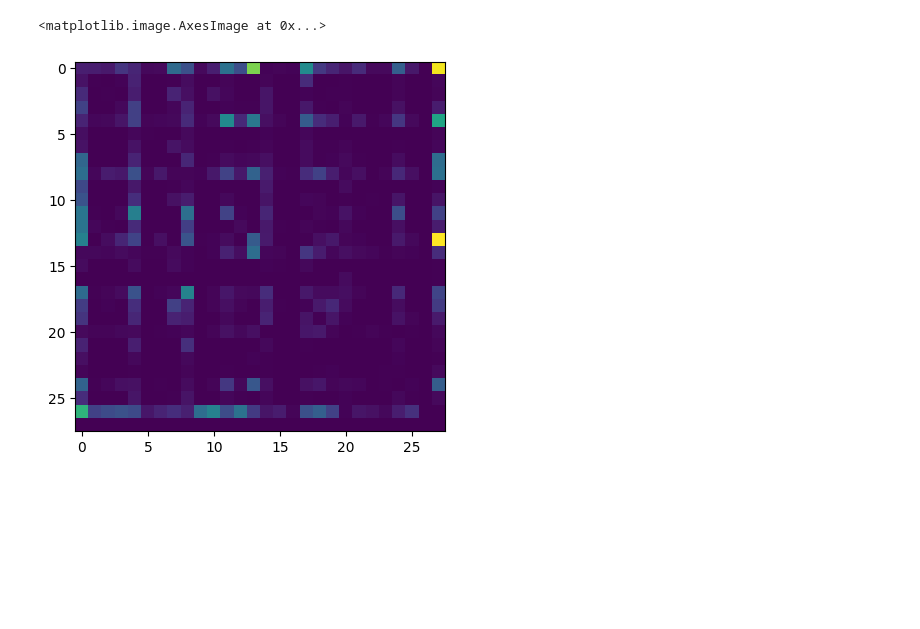
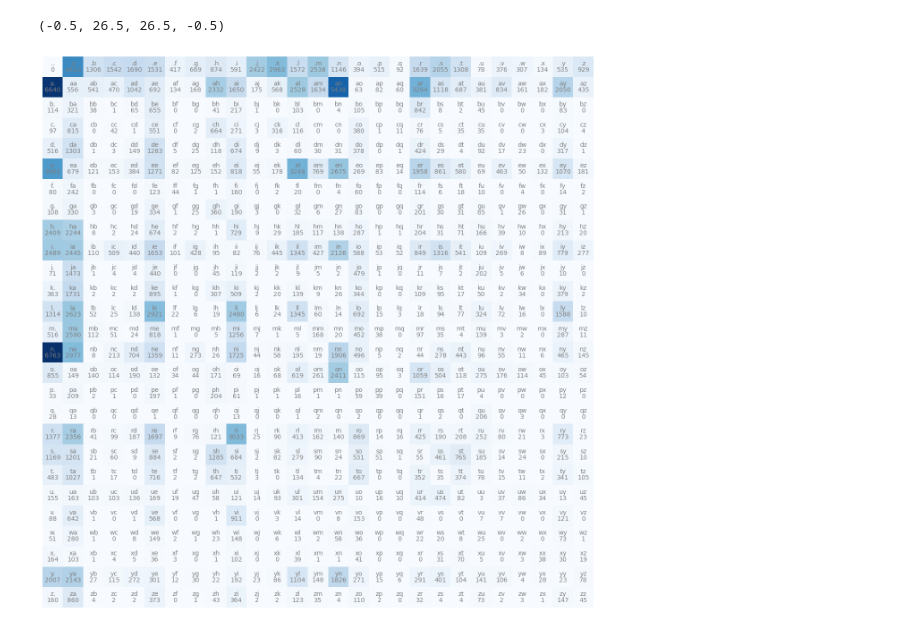
Before and after one commit to TheDeafOne/makemore, a Jupyter notebook: makemore.ipynb, the cells around one changed output. Cells and saved outputs as stored; diff of their text form; code cells hidden in the pictures; blank space fills up the shorter version.

Commit message:
update visualization

```diff
--- a/makemore.ipynb
+++ b/makemore.ipynb
@@ -12,7 +8,0 @@ print('max', max(len(word) for word in words))
-# %%
-counts = {}
-for w in words:
-    chs = ['<s>'] + list(w) + ['<e>']
-    for c1, c2 in zip(chs, chs[1:]):
-        bigram = (c1, c2)
-        counts[bigram] = counts.get(bigram, 0) + 1
@@ -41,10 +11,11 @@ import torch
 import matplotlib.pyplot as plt
 %matplotlib inline
 # %%
-unique_char_count = 28
+unique_char_count = 27
 N = torch.zeros(unique_char_count, unique_char_count, dtype=torch.int32)
 # %%
 chars = sorted(list(set(''.join(words))))
-stoi = {s:i for i, s in enumerate(chars)}
-stoi['<s>'] = len(stoi)
-stoi['<e>'] = len(stoi)
+stoi = {s:i+1 for i, s in enumerate(chars)}
+stoi['.'] = 0
+itos = dict(map(reversed, stoi.items()))
+itos
@@ -51,13 +40,20 @@ stoi['<e>'] = len(stoi)
 # %%
 counts = {}
 for w in words:
-    chs = ['<s>'] + list(w) + ['<e>']
+    chs = ['.'] + list(w) + ['.']
     for c1, c2 in zip(chs, chs[1:]):
         ix1 = stoi[c1]
         ix2 = stoi[c2]
         N[ix1, ix2] += 1
-# %%
-plt.imshow(N)
-# %% [output]
-<matplotlib.image.AxesImage at 0x...>
-[figure, removed]
+# %%
+plt.figure(figsize=(16,16))
+plt.imshow(N, cmap='Blues')
+for i in range(27):
+    for j in range(27):
+        chstr = itos[i] + itos[j]
+        plt.text(j, i, chstr, ha='center', va='bottom', color='gray')
+        plt.text(j, i, N[i, j].item(), ha='center', va='top', color='gray')
+plt.axis('off')
+# %% [output]
+(-0.5, 26.5, 26.5, -0.5)
+[figure, added]
```
Also changed, not shown: parts of 4 cells of this notebook.
